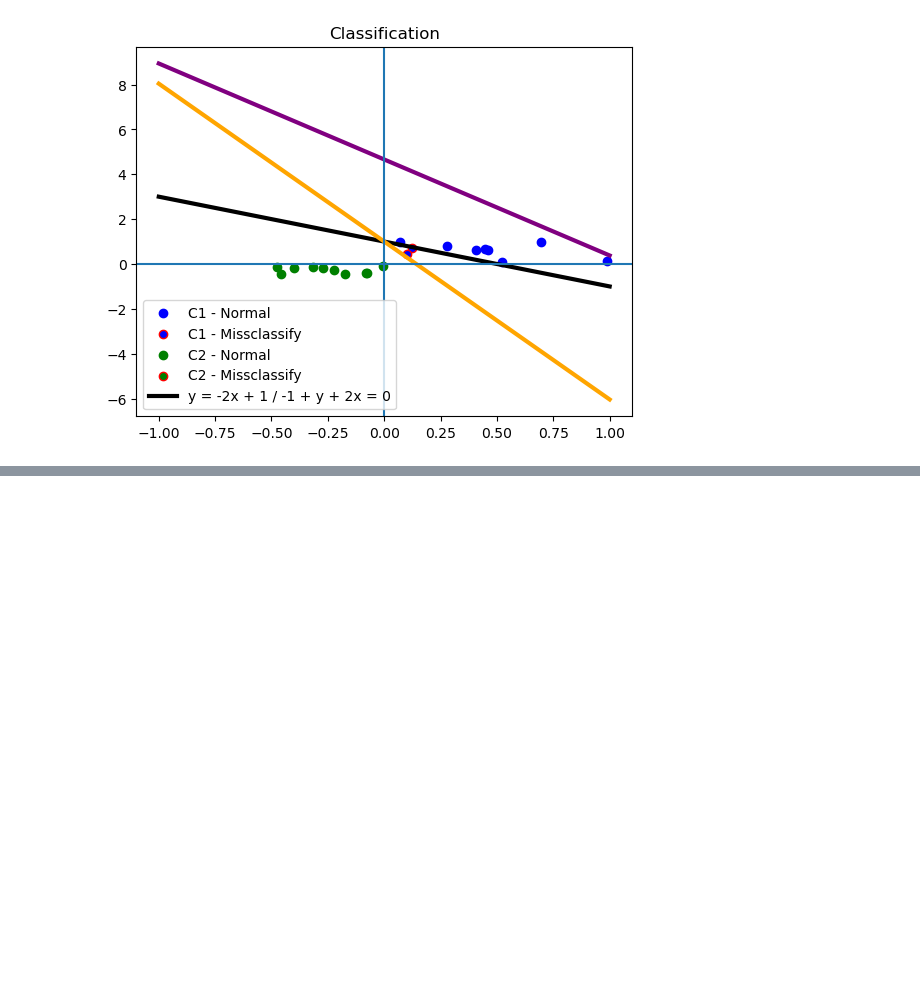
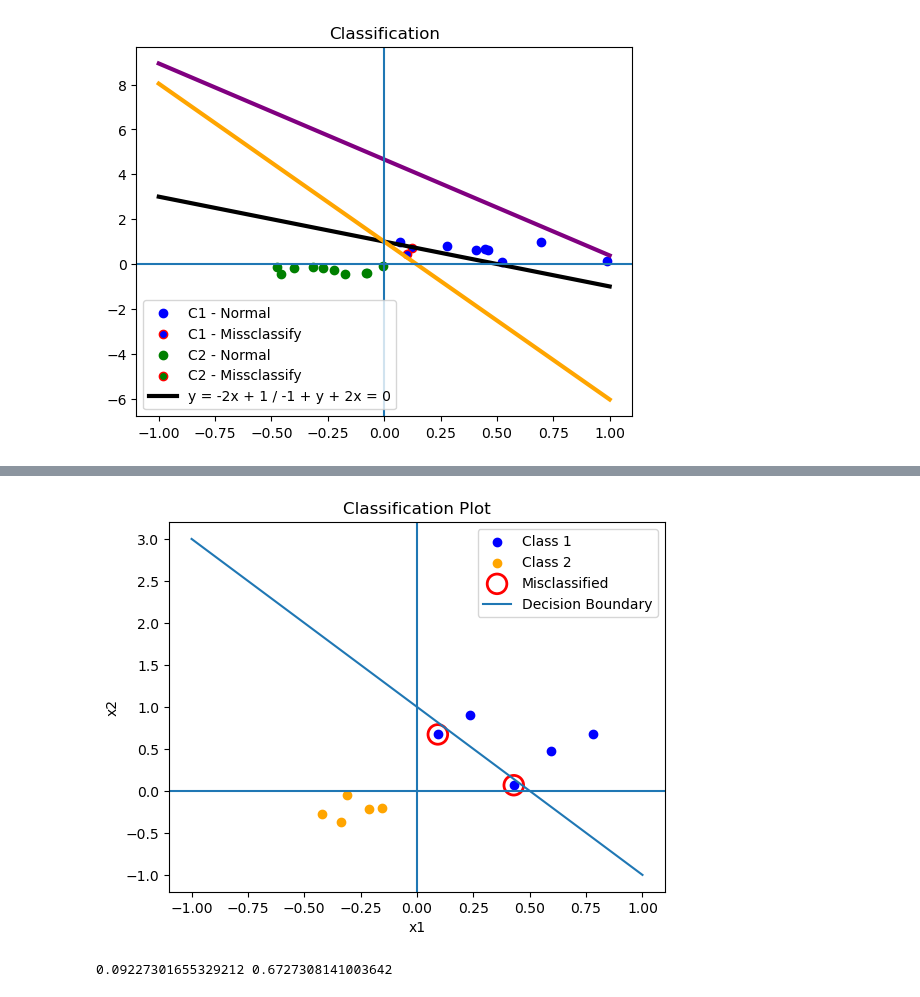
Before and after one commit to yk0766/MLAfterHoursAssignments, a Jupyter notebook: Classification.ipynb, the cells around one changed output, grey strips where cells are left out. Saved outputs shown, nothing was run; the diff lists cells and outputs as text; code cells hidden in the pictures; blank space fills up the shorter version.

```diff
--- a/Classification.ipynb
+++ b/Classification.ipynb
@@ -367,0 +347,44 @@ if()
+# %%
+# Plot Class 1 points
+plt.scatter(x1c1 ,x2c1,facecolors = 'blue',label="Class 1",)
+
+# Plot Class 2 points
+plt.scatter(x1c2 ,x2c2,facecolors = 'orange', label="Class 2",)
+
+# Circle misclassified points in RED
+plt.scatter(x1_missclassify,x2_missclassify,
+    facecolors='none',     # hollow circle
+    edgecolors='red',      # red border
+    s=200,                 # circle size
+    linewidths=2,
+    label="Misclassified"
+)
+
+# Plot decision boundary line
+plt.plot(
+    x_classifier,
+    y_classifier,
+    label="Decision Boundary"
+)
+
+
+# Labels and title
+plt.xlabel("x1")
+plt.ylabel("x2")
+plt.title("Classification Plot")
+
+# Draw X and Y axes
+plt.axhline(0)
+plt.axvline(0)
+
+# Show legend
+plt.legend()
+
+# Show plot
+plt.show()
+# %% [output]
+[figure, added]
+# %%
+print(x1[2] , x2[2])
+# %% [output]
+0.09227301655329212 0.6727308141003642
```
Also changed, not shown: parts of 9 cells of this notebook.
